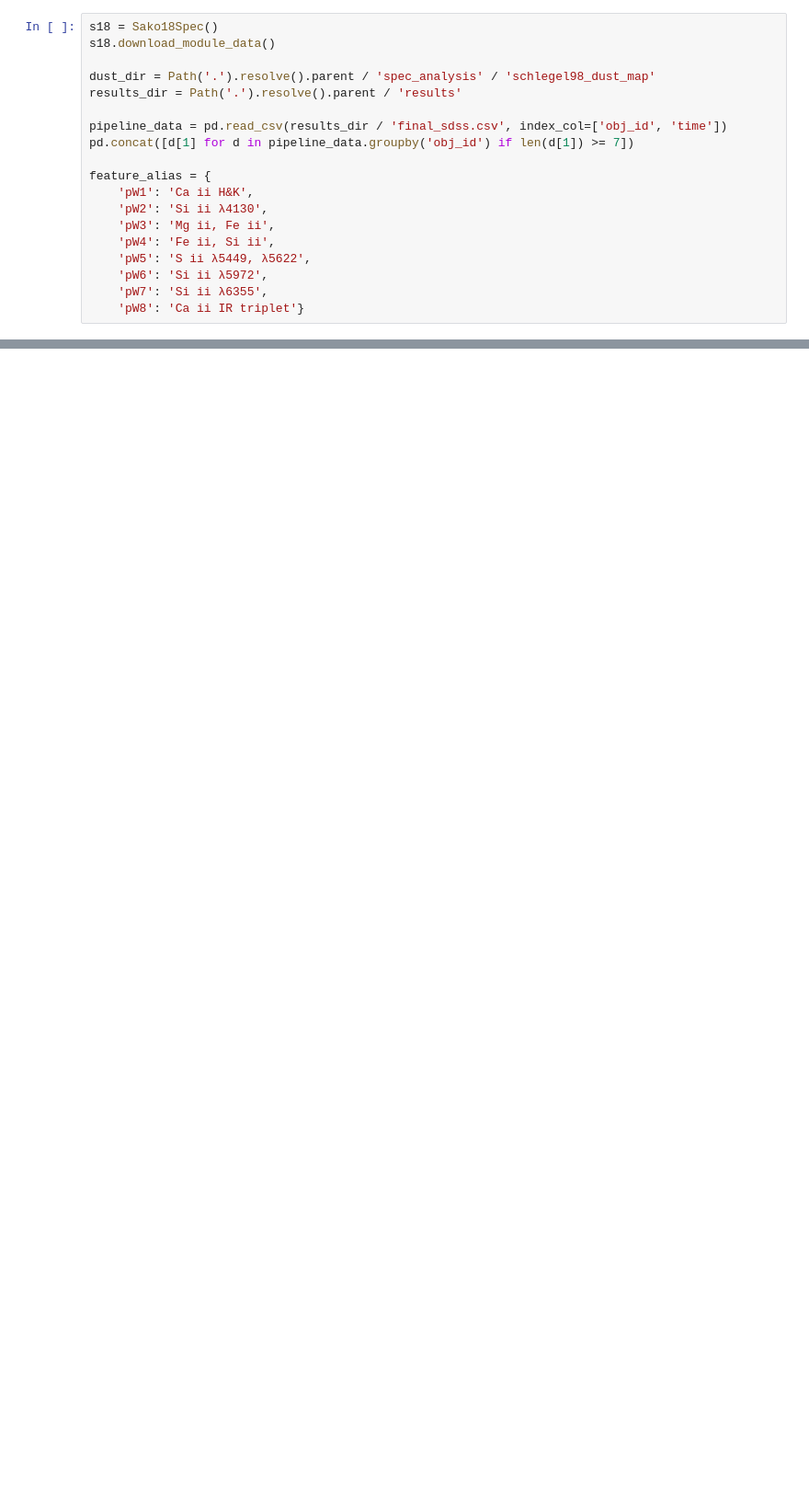
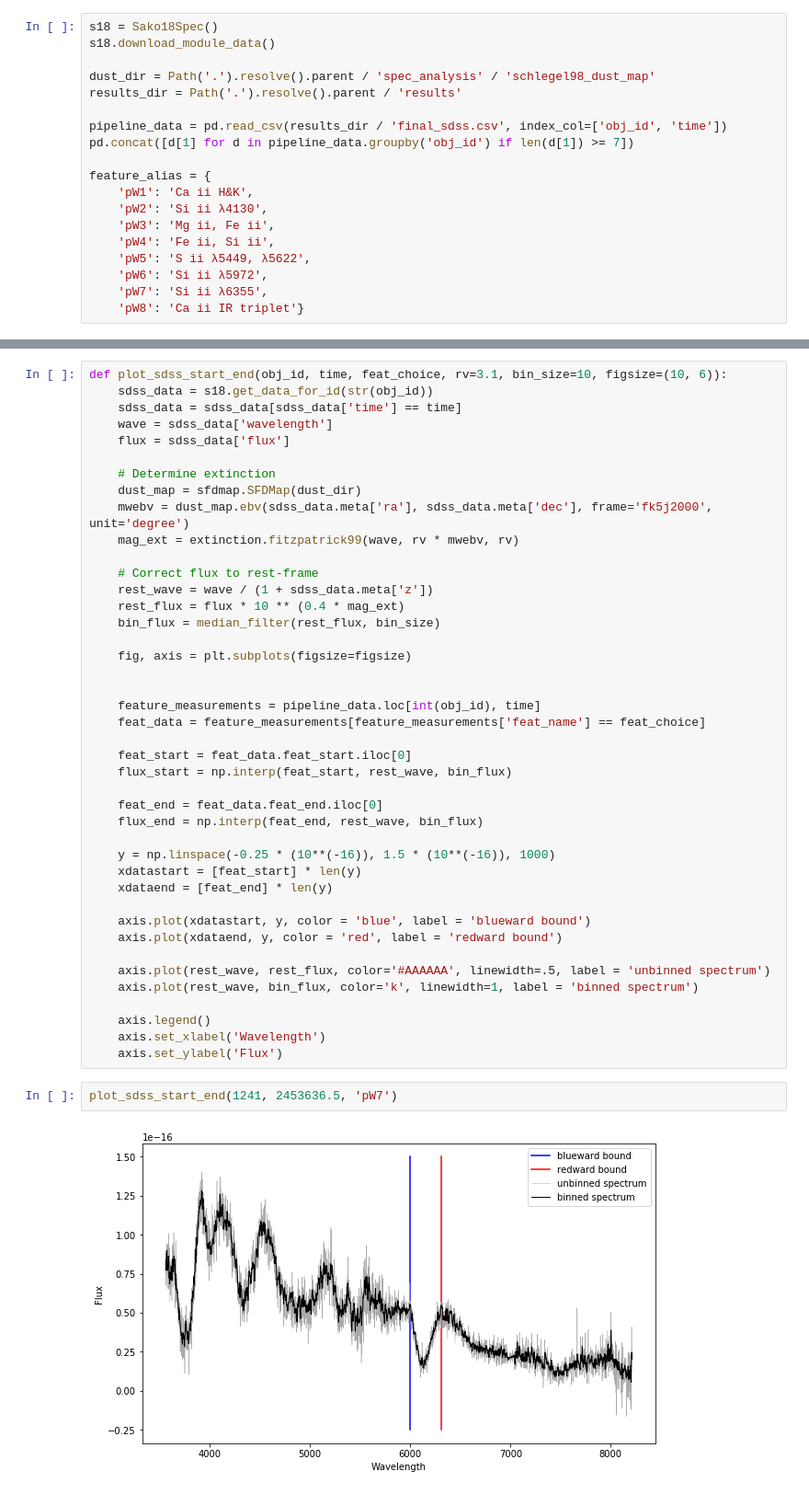
Before and after one commit to mwvgroup/SN-Spectral-Evolution, a Jupyter notebook: notebooks/progress_plots.ipynb, the cells around one changed output, grey strips where cells are left out. Shown at 92% size. Saved outputs shown, nothing was run; the diff lists cells and outputs as text; blank space fills up the shorter version.

```diff
--- a/notebooks/progress_plots.ipynb
+++ b/notebooks/progress_plots.ipynb
@@ -82,0 +83,46 @@ TypeError: 'str' object is not callable
+# %%
+def plot_sdss_start_end(obj_id, time, feat_choice, rv=3.1, bin_size=10, figsize=(10, 6)):
+    sdss_data = s18.get_data_for_id(str(obj_id))
+    sdss_data = sdss_data[sdss_data['time'] == time]
+    wave = sdss_data['wavelength']
+    flux = sdss_data['flux']
+
+    # Determine extinction
+    dust_map = sfdmap.SFDMap(dust_dir)
+    mwebv = dust_map.ebv(sdss_data.meta['ra'], sdss_data.meta['dec'], frame='fk5j2000', unit='degree')
+    mag_ext = extinction.fitzpatrick99(wave, rv * mwebv, rv)
+
+    # Correct flux to rest-frame
+    rest_wave = wave / (1 + sdss_data.meta['z'])
+    rest_flux = flux * 10 ** (0.4 * mag_ext)
+    bin_flux = median_filter(rest_flux, bin_size)
+
+    fig, axis = plt.subplots(figsize=figsize)
+
+
+    feature_measurements = pipeline_data.loc[int(obj_id), time]
+    feat_data = feature_measurements[feature_measurements['feat_name'] == feat_choice]
+
+    feat_start = feat_data.feat_start.iloc[0]
+    flux_start = np.interp(feat_start, rest_wave, bin_flux)
+
+    feat_end = feat_data.feat_end.iloc[0]
+    flux_end = np.interp(feat_end, rest_wave, bin_flux)
+
+    y = np.linspace(-0.25 * (10**(-16)), 1.5 * (10**(-16)), 1000)
+    xdatastart = [feat_start] * len(y)
+    xdataend = [feat_end] * len(y)
+
+    axis.plot(xdatastart, y, color = 'blue', label = 'blueward bound')
+    axis.plot(xdataend, y, color = 'red', label = 'redward bound')
+
+    axis.plot(rest_wave, rest_flux, color='#AAAAAA', linewidth=.5, label = 'unbinned spectrum')
+    axis.plot(rest_wave, bin_flux, color='k', linewidth=1, label = 'binned spectrum')
+
+    axis.legend()
+    axis.set_xlabel('Wavelength')
+    axis.set_ylabel('Flux')
+# %%
+plot_sdss_start_end(1241, 2453636.5, 'pW7')
+# %% [output]
+[figure, added]
```
Also changed, not shown: parts of 6 cells of this notebook.
